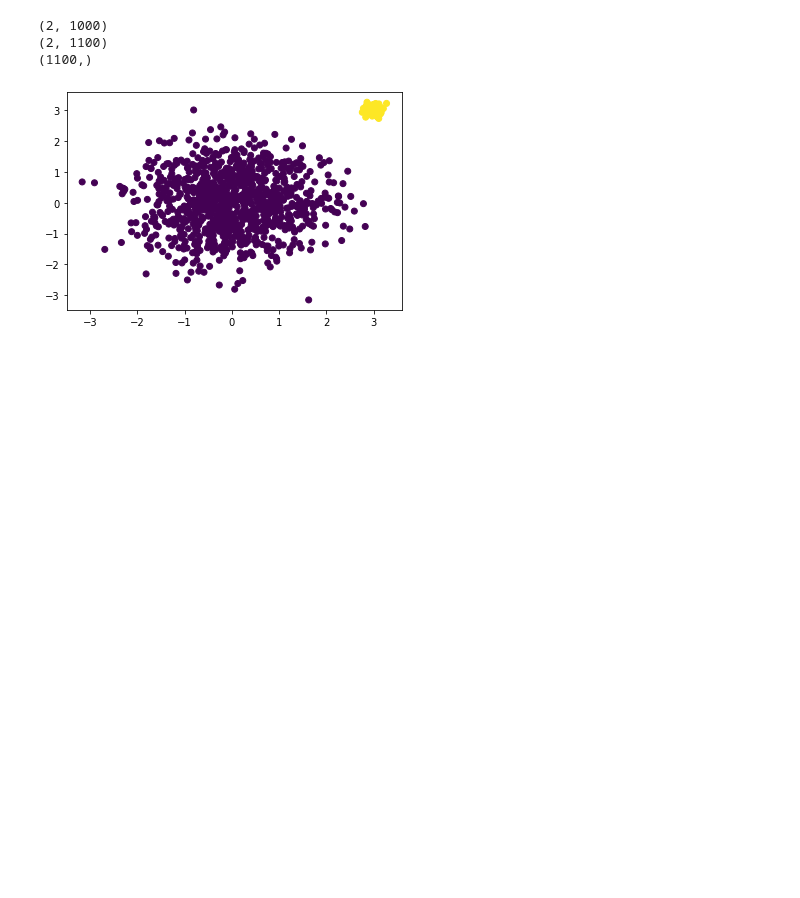
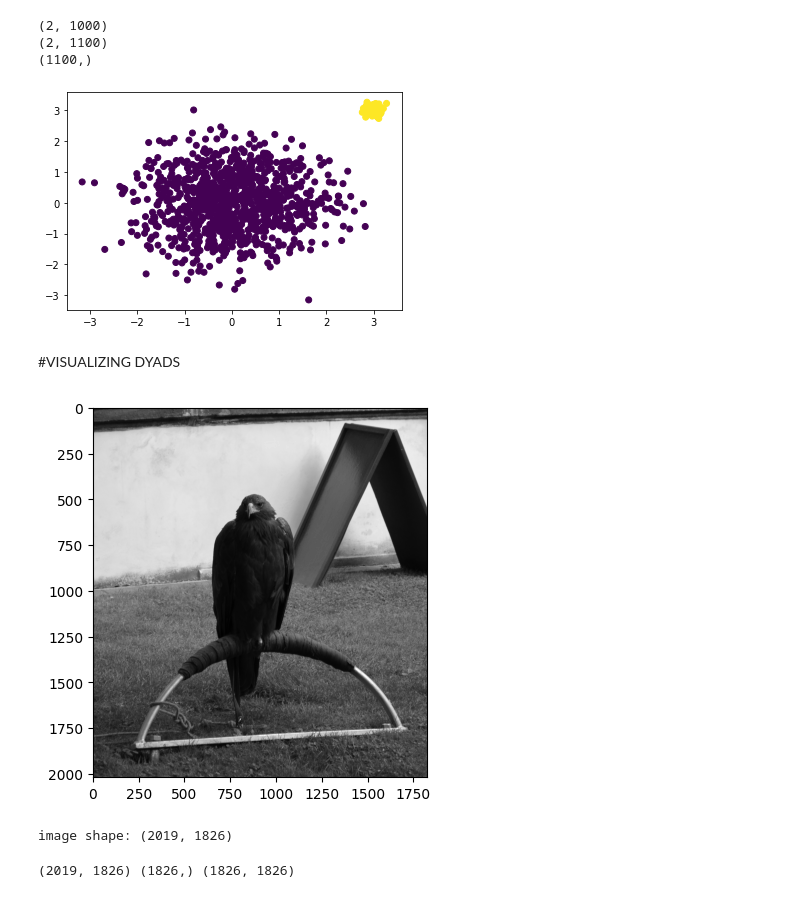
Before and after one commit to Gh5al/Statiscal-and-Mathematical-methods-for-AI, a Jupyter notebook: LAB/Homework2/homework2.ipynb, the cells around one changed output. Cells and saved outputs as stored; diff of their text form; code cells hidden in the pictures; blank space fills up the shorter version.

Commit message:
added visualize dyad

```diff
--- a/LAB/Homework2/homework2.ipynb
+++ b/LAB/Homework2/homework2.ipynb
@@ -483,3 +483,27 @@ plt.show()
 (2, 1100)
 (1100,)
 [figure]
+# %% [markdown]
+#VISUALIZING DYADS
+# %%
+#get the image form skimage.data
+from skimage import data
+
+#image of a eagle
+image = data.eagle()
+
+#visualize the image
+# Visualize
+plt.imshow(image, cmap='gray')
+plt.show()
+
+print(f'image shape: {image.shape}')
+# %% [output]
+[figure, added]
+image shape: (2019, 1826)
+# %%
+#compute SVD
+U, s, VT = np.linalg.svd(image, full_matrices=False)
+print(U.shape,s.shape,VT.shape)
+# %% [output]
+(2019, 1826) (1826,) (1826, 1826)
```
Also changed, not shown: parts of 4 cells of this notebook.
